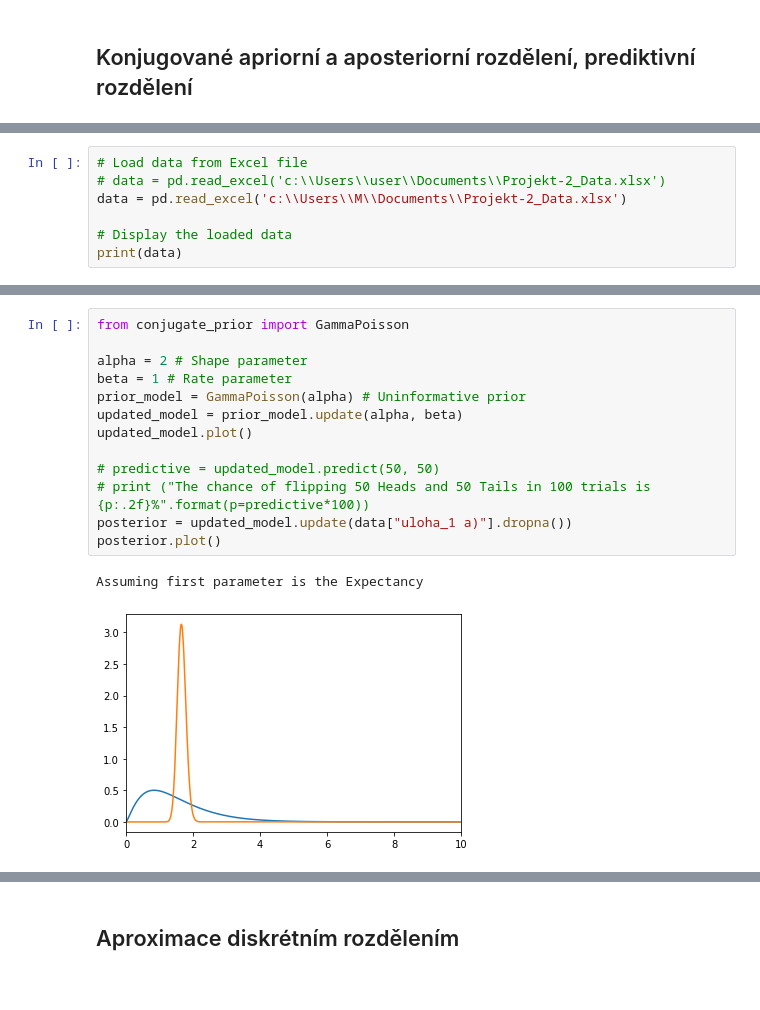
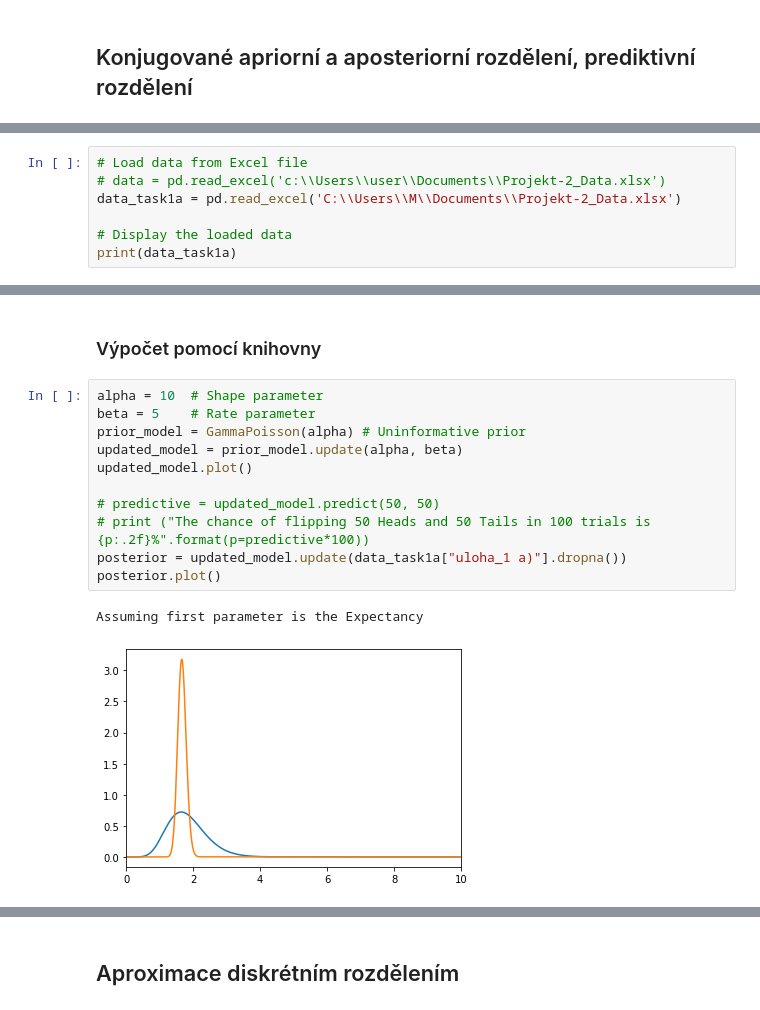
Before and after one commit to Filda99/FIT-MSP, a Jupyter notebook: Proj2/msp_proj2.ipynb, the cells around one changed output, grey strips where cells are left out. Drawn from its saved outputs; the diff is of its cells as text.

```diff
--- a/Proj2/msp_proj2.ipynb
+++ b/Proj2/msp_proj2.ipynb
@@ -18,10 +19,10 @@ Načtení dat
 # %%
 # Load data from Excel file
 # data = pd.read_excel('c:\\Users\\user\\Documents\\Projekt-2_Data.xlsx')
-data = pd.read_excel('c:\\Users\\M\\Documents\\Projekt-2_Data.xlsx')
+data_task1a = pd.read_excel('C:\\Users\\M\\Documents\\Projekt-2_Data.xlsx')
 
 # Display the loaded data
-print(data)
+print(data_task1a)
 # %% [output]
        uloha_1 a)  uloha_1 b)_prior  skupina  uloha_1 b)_pozorování
 0             2.0          3.634785        0               3.626656
@@ -61,16 +45,16 @@ Name: uloha_1 a), Length: 100, dtype: float64
+# %% [markdown]
+### Výpočet pomocí knihovny
 # %%
-from conjugate_prior import GammaPoisson
-
-alpha = 2 # Shape parameter
-beta = 1 # Rate parameter
+alpha = 10  # Shape parameter
+beta = 5    # Rate parameter
 prior_model = GammaPoisson(alpha) # Uninformative prior
 updated_model = prior_model.update(alpha, beta)
 updated_model.plot()
 
 # predictive = updated_model.predict(50, 50)
 # print ("The chance of flipping 50 Heads and 50 Tails in 100 trials is {p:.2f}%".format(p=predictive*100))
-posterior = updated_model.update(data["uloha_1 a)"].dropna())
+posterior = updated_model.update(data_task1a["uloha_1 a)"].dropna())
 posterior.plot()
 # %% [output]
 Assuming first parameter is the Expectancy
-[figure, old version]
+[figure, new version]
```
Also changed, not shown: parts of 18 cells of this notebook.
